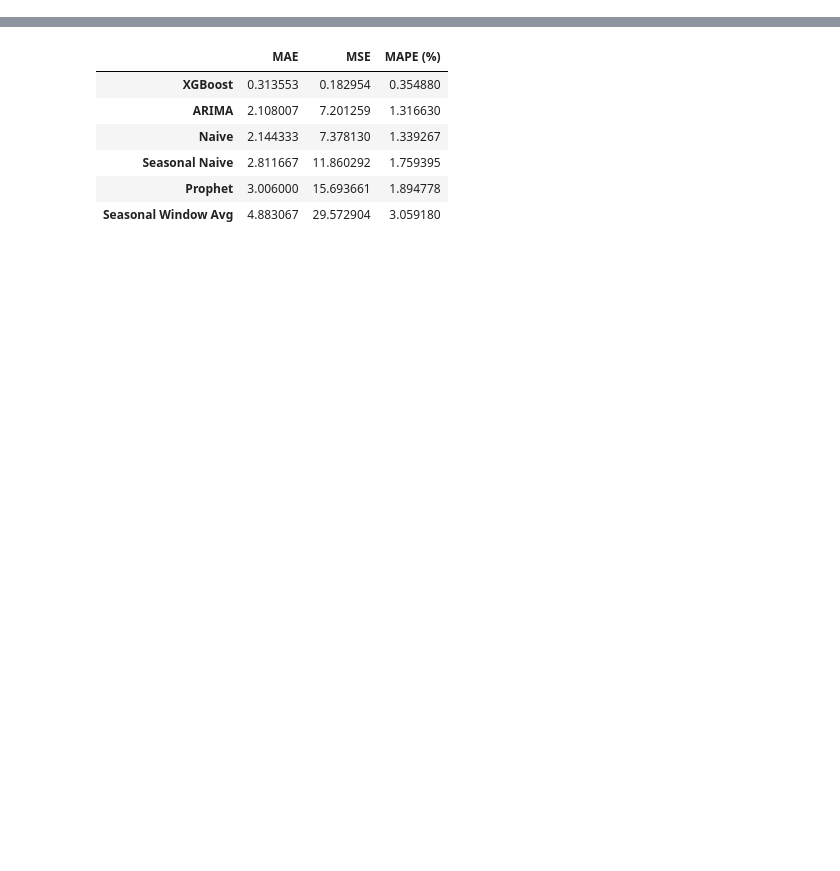
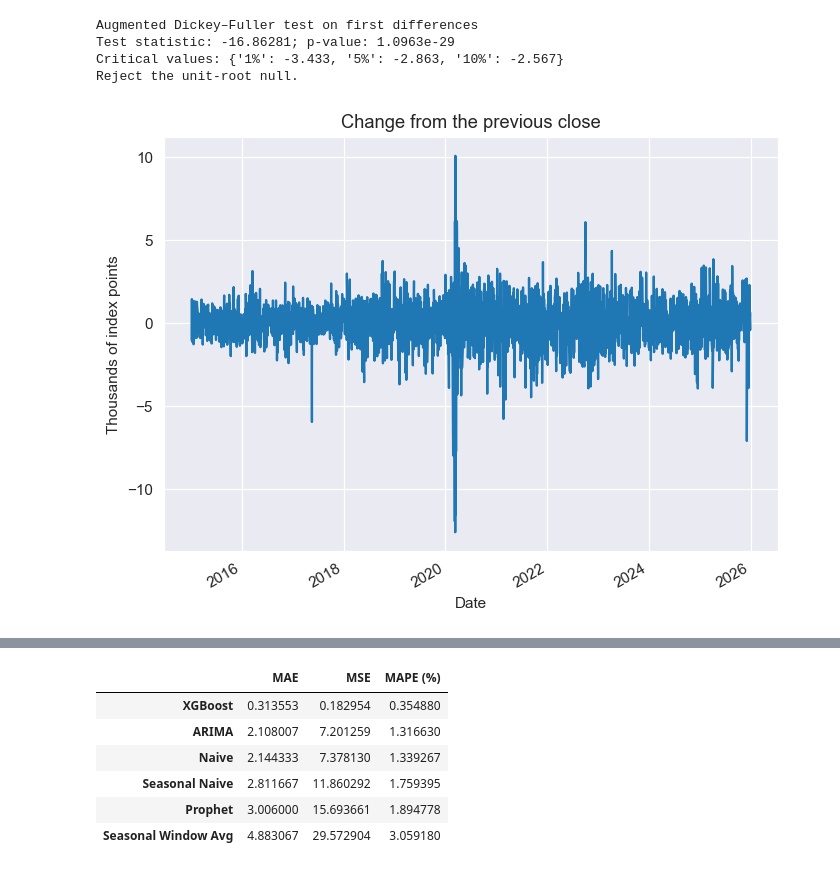
Before and after one commit to latcj/fiap-data-analytics-tc2-ibovespa-forecasting, a Jupyter notebook: notebooks/ibovespa.ipynb, the cells around one changed output, grey strips where cells are left out. Saved outputs shown, nothing was run; the diff lists cells and outputs as text; code cells hidden in the pictures; blank space fills up the shorter version.

```diff
--- a/notebooks/ibovespa.ipynb
+++ b/notebooks/ibovespa.ipynb
@@ -469,0 +173,11 @@ Os modelos foram avaliados utilizando métricas de regressão:
+# %%
+changes = df.set_index("date")["close"].diff().dropna()
+unit_root_test(changes, "Augmented Dickey–Fuller test on first differences")
+changes.plot(title="Change from the previous close", xlabel="Date", ylabel="Thousands of index points")
+plt.tight_layout()
+# %% [output]
+Augmented Dickey–Fuller test on first differences
+Test statistic: -16.86281; p-value: 1.0963e-29
+Critical values: {'1%': -3.433, '5%': -2.863, '10%': -2.567}
+Reject the unit-root null.
+[figure, added]
```
Also changed, not shown: parts of 63 cells of this notebook, 4 other files.
